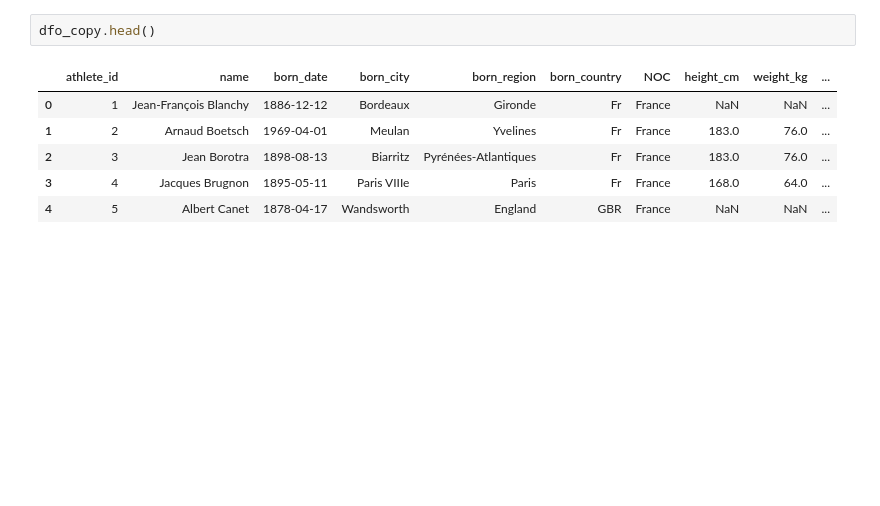
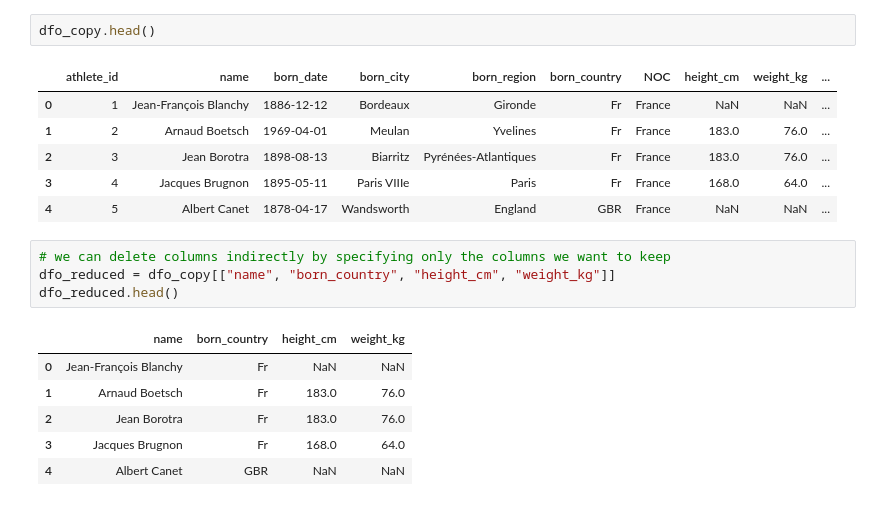
Before and after one commit to meriemDahil/Kaggle-Competition, a Jupyter notebook: testColab.ipynb, the cells around one changed output. Drawn from its saved outputs; the diff is of its cells as text; blank space fills up the shorter version.

```diff
--- a/testColab.ipynb
+++ b/testColab.ipynb
@@ -441,3 +443,14 @@ dfo_copy.head()
 | 2 | 3 | Jean Borotra | 1898-08-13 | Biarritz | Pyrénées-Atlantiques | Fr | France | 183.0 | 76.0 | ... |
 | 3 | 4 | Jacques Brugnon | 1895-05-11 | Paris VIIIe | Paris | Fr | France | 168.0 | 64.0 | ... |
 | 4 | 5 | Albert Canet | 1878-04-17 | Wandsworth | England | GBR | France | NaN | NaN | ... |
+# %%
+# we can delete columns indirectly by specifying only the columns we want to keep
+dfo_reduced = dfo_copy[["name", "born_country", "height_cm", "weight_kg"]]
+dfo_reduced.head()
+# %% [output]
+|  | name | born_country | height_cm | weight_kg |
+| 0 | Jean-François Blanchy | Fr | NaN | NaN |
+| 1 | Arnaud Boetsch | Fr | 183.0 | 76.0 |
+| 2 | Jean Borotra | Fr | 183.0 | 76.0 |
+| 3 | Jacques Brugnon | Fr | 168.0 | 64.0 |
+| 4 | Albert Canet | GBR | NaN | NaN |
```
Also changed, not shown: parts of 10 cells of this notebook.
